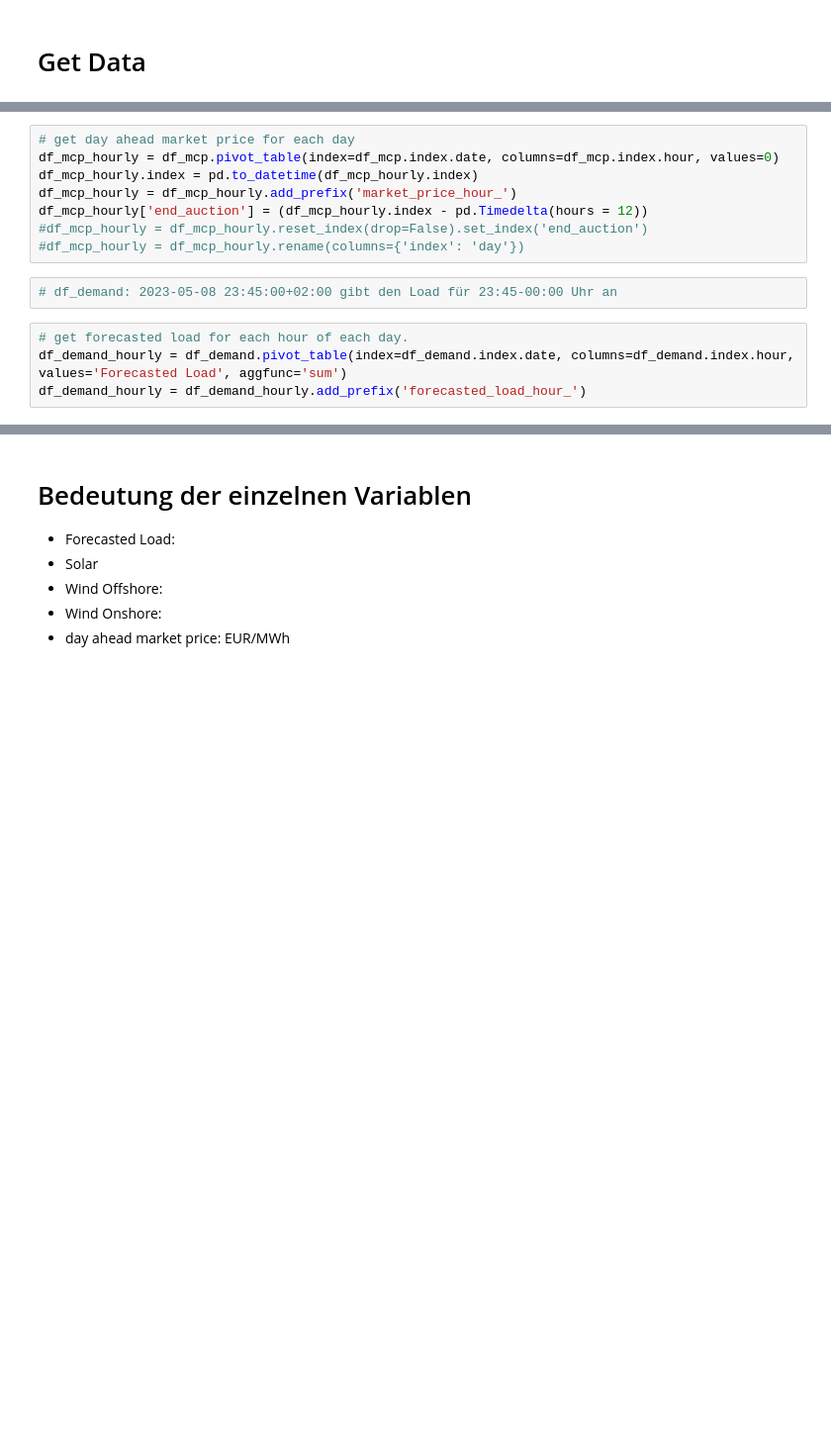
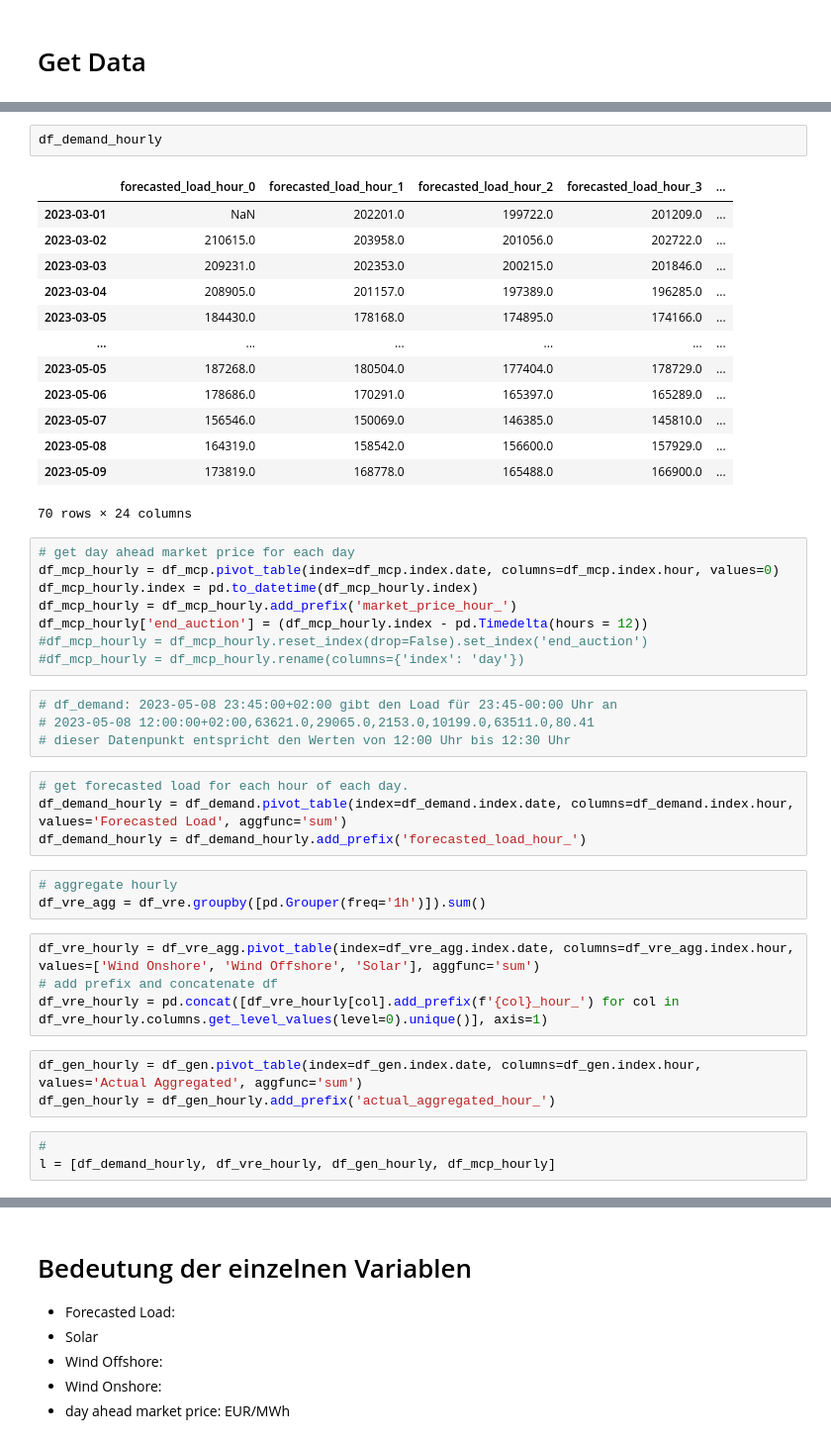
Before and after one commit to LouisSko/reinforcement-learning-for-power-plant-dispatch-in-electricity-markets, a Jupyter notebook: get_data.ipynb, the cells around one changed output, grey strips where cells are left out. Shown: that part at 99% size. Saved outputs shown, nothing was run; the diff lists cells and outputs as text; blank space fills up the shorter version.

```diff
--- a/get_data.ipynb
+++ b/get_data.ipynb
@@ -17,3 +53,19 @@ df_mcp = get_mcp(start, end)
+# %%
+df_demand_hourly
+# %% [output]
+|  | forecasted_load_hour_0 | forecasted_load_hour_1 | forecasted_load_hour_2 | forecasted_load_hour_3 | ... |
+| 2023-03-01 | NaN | 202201.0 | 199722.0 | 201209.0 | ... |
+| 2023-03-02 | 210615.0 | 203958.0 | 201056.0 | 202722.0 | ... |
+| 2023-03-03 | 209231.0 | 202353.0 | 200215.0 | 201846.0 | ... |
+| 2023-03-04 | 208905.0 | 201157.0 | 197389.0 | 196285.0 | ... |
+| 2023-03-05 | 184430.0 | 178168.0 | 174895.0 | 174166.0 | ... |
+| ... | ... | ... | ... | ... | ... |
+| 2023-05-05 | 187268.0 | 180504.0 | 177404.0 | 178729.0 | ... |
+| 2023-05-06 | 178686.0 | 170291.0 | 165397.0 | 165289.0 | ... |
+| 2023-05-07 | 156546.0 | 150069.0 | 146385.0 | 145810.0 | ... |
+| 2023-05-08 | 164319.0 | 158542.0 | 156600.0 | 157929.0 | ... |
+| 2023-05-09 | 173819.0 | 168778.0 | 165488.0 | 166900.0 | ... |
+70 rows × 24 columns
 # %%
 # get day ahead market price for each day
 df_mcp_hourly = df_mcp.pivot_table(index=df_mcp.index.date, columns=df_mcp.index.hour, values=0)
@@ -24,7 +76,22 @@ df_mcp_hourly['end_auction'] = (df_mcp_hourly.index - pd.Timedelta(hours = 12))
 #df_mcp_hourly = df_mcp_hourly.rename(columns={'index': 'day'})
 # %%
 # df_demand: 2023-05-08 23:45:00+02:00 gibt den Load für 23:45-00:00 Uhr an
+# 2023-05-08 12:00:00+02:00,63621.0,29065.0,2153.0,10199.0,63511.0,80.41
+# dieser Datenpunkt entspricht den Werten von 12:00 Uhr bis 12:30 Uhr
 # %%
 # get forecasted load for each hour of each day.
 df_demand_hourly = df_demand.pivot_table(index=df_demand.index.date, columns=df_demand.index.hour, values='Forecasted Load', aggfunc='sum')
 df_demand_hourly = df_demand_hourly.add_prefix('forecasted_load_hour_')
+# %%
+# aggregate hourly
+df_vre_agg = df_vre.groupby([pd.Grouper(freq='1h')]).sum()
+# %%
+df_vre_hourly = df_vre_agg.pivot_table(index=df_vre_agg.index.date, columns=df_vre_agg.index.hour, values=['Wind Onshore', 'Wind Offshore', 'Solar'], aggfunc='sum')
+# add prefix and concatenate df
+df_vre_hourly = pd.concat([df_vre_hourly[col].add_prefix(f'{col}_hour_') for col in df_vre_hourly.columns.get_level_values(level=0).unique()], axis=1)
+# %%
+df_gen_hourly = df_gen.pivot_table(index=df_gen.index.date, columns=df_gen.index.hour, values='Actual Aggregated', aggfunc='sum')
+df_gen_hourly = df_gen_hourly.add_prefix('actual_aggregated_hour_')
+# %%
+#
+l = [df_demand_hourly, df_vre_hourly, df_gen_hourly, df_mcp_hourly]
```
Also changed, not shown: parts of 17 cells of this notebook, 1 other file.
